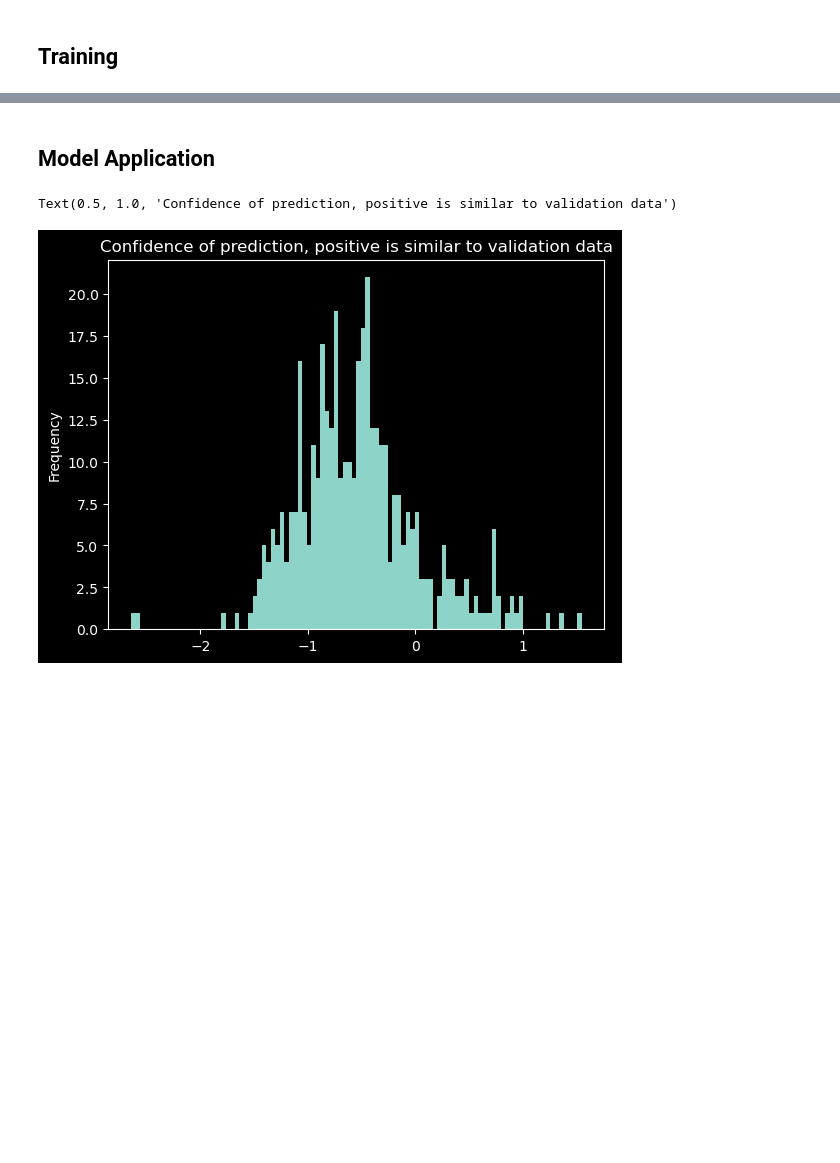
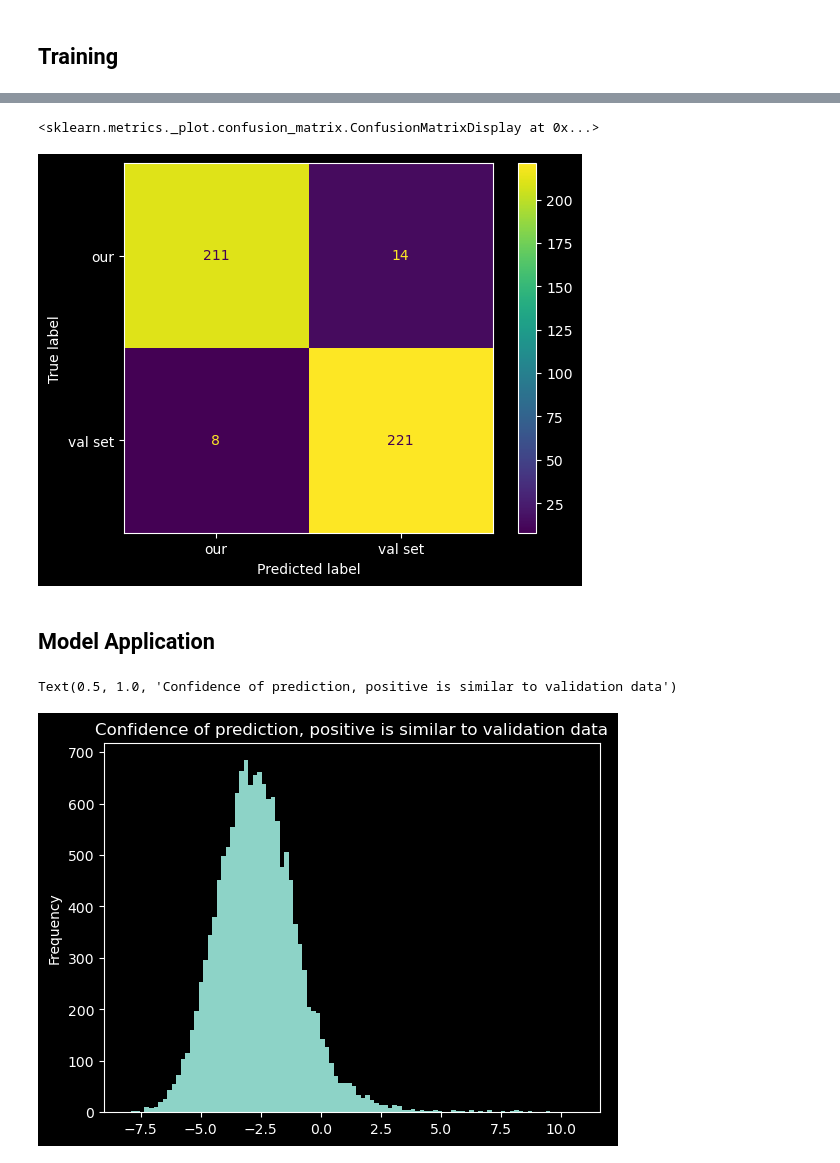
Before and after one commit to adriansousapoza/DMIAI-2023, a Jupyter notebook: aiText/bert_article_classifier_for_data_cleaning.ipynb, the cells around one changed output, grey strips where cells are left out. Saved outputs shown, nothing was run; the diff lists cells and outputs as text; code cells hidden in the pictures; blank space fills up the shorter version.

```diff
--- a/aiText/bert_article_classifier_for_data_cleaning.ipynb
+++ b/aiText/bert_article_classifier_for_data_cleaning.ipynb
@@ -288,3 +299,28 @@ Text(0, 0.5, 'Loss')
+# %%
+# validation via confusion matrix
+from sklearn.metrics import confusion_matrix
+from sklearn.metrics import ConfusionMatrixDisplay
+
+model.eval()
+y_pred = []
+y_true = []
+with torch.no_grad():
+    for i, batch in enumerate(dataloader_test):
+        input_ids = batch['input_ids'].to(device)
+        attention_mask = batch['attention_mask'].to(device)
+        labels = batch['label'].to(device)
+
+        outputs = model(input_ids, attention_mask=attention_mask, labels=labels)
+        logits = outputs.logits
+        y_pred.extend(torch.argmax(logits, dim=1).tolist())
+        y_true.extend(labels.tolist())
+
+cm = confusion_matrix(y_true, y_pred)
+disp = ConfusionMatrixDisplay(confusion_matrix=cm, display_labels=['our', 'val set'])
+disp.plot()
+# %% [output]
+<sklearn.metrics._plot.confusion_matrix.ConfusionMatrixDisplay at 0x...>
+[figure, added]
 # %% [markdown]
 ## Model Application
 # %%
@@ -326,7 +362,7 @@ df_conf['confidence'].plot.hist(bins=100)
 plt.title("Confidence of prediction, positive is similar to validation data")
 # %% [output]
 Text(0.5, 1.0, 'Confidence of prediction, positive is similar to validation data')
-[figure, old version]
+[figure, new version]
 # %%
 # show low confidence predictions and high confidence predictions
 n = 3
```
Also changed, not shown: parts of 11 cells of this notebook, 3 other files.
